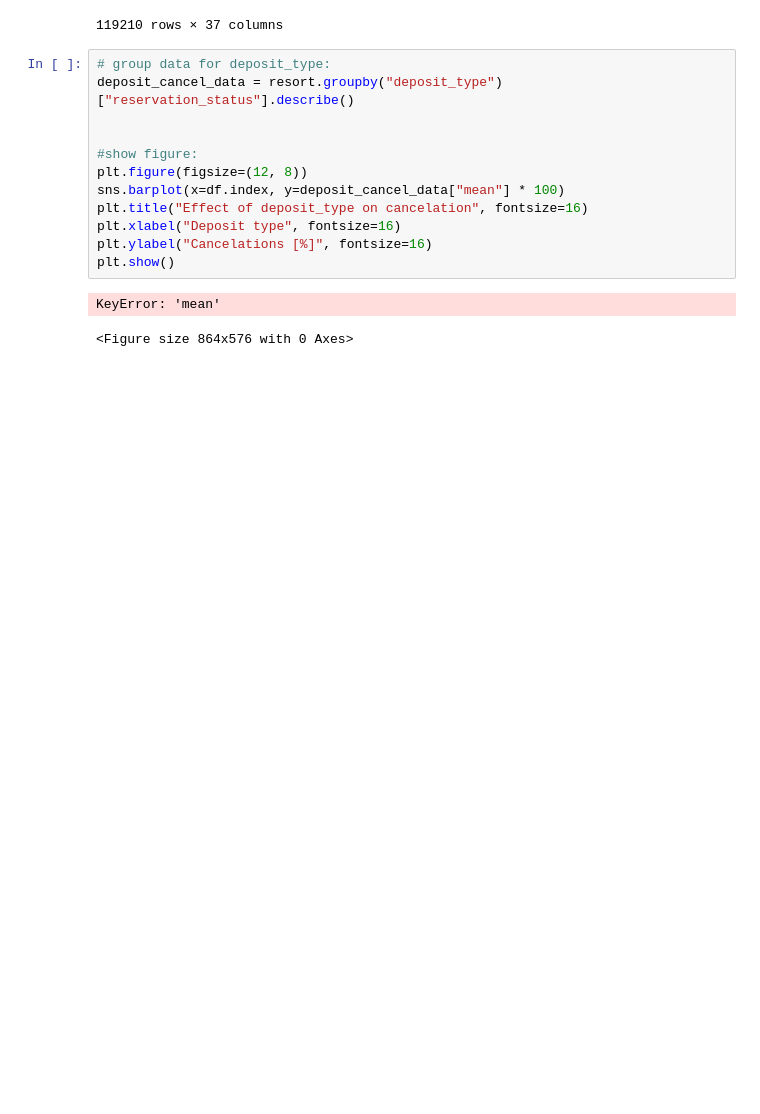
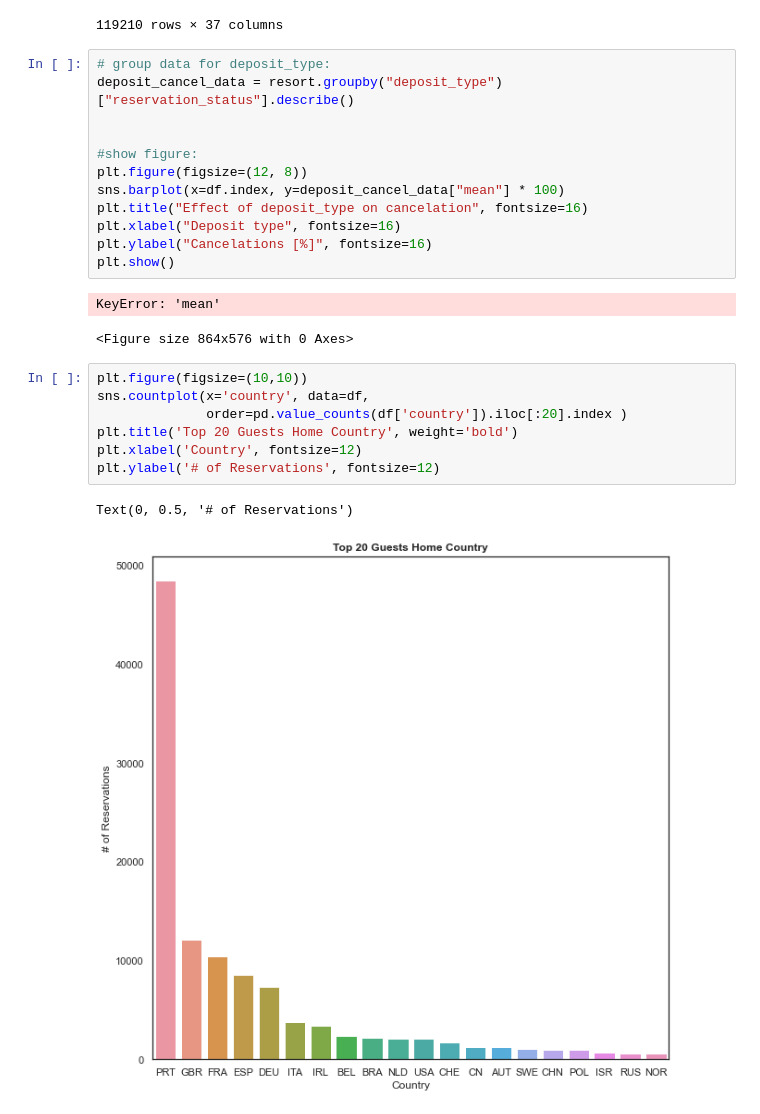
Before and after one commit to burakarslan/IDSA_Project03, a Jupyter notebook: 02- Data Cleaning & EDA.ipynb, the cells around one changed output. Saved outputs shown, nothing was run; the diff lists cells and outputs as text; blank space fills up the shorter version.

```diff
--- a/02- Data Cleaning & EDA.ipynb
+++ b/02- Data Cleaning & EDA.ipynb
@@ -402,3 +401,13 @@ plt.show()
 # %% [output]
 KeyError: 'mean'
 <Figure size 864x576 with 0 Axes>
+# %%
+plt.figure(figsize=(10,10))
+sns.countplot(x='country', data=df,
+              order=pd.value_counts(df['country']).iloc[:20].index )
+plt.title('Top 20 Guests Home Country', weight='bold')
+plt.xlabel('Country', fontsize=12)
+plt.ylabel('# of Reservations', fontsize=12)
+# %% [output]
+Text(0, 0.5, '# of Reservations')
+[figure, added]
```
Also changed, not shown: parts of 2 cells of this notebook, 2 other files.
